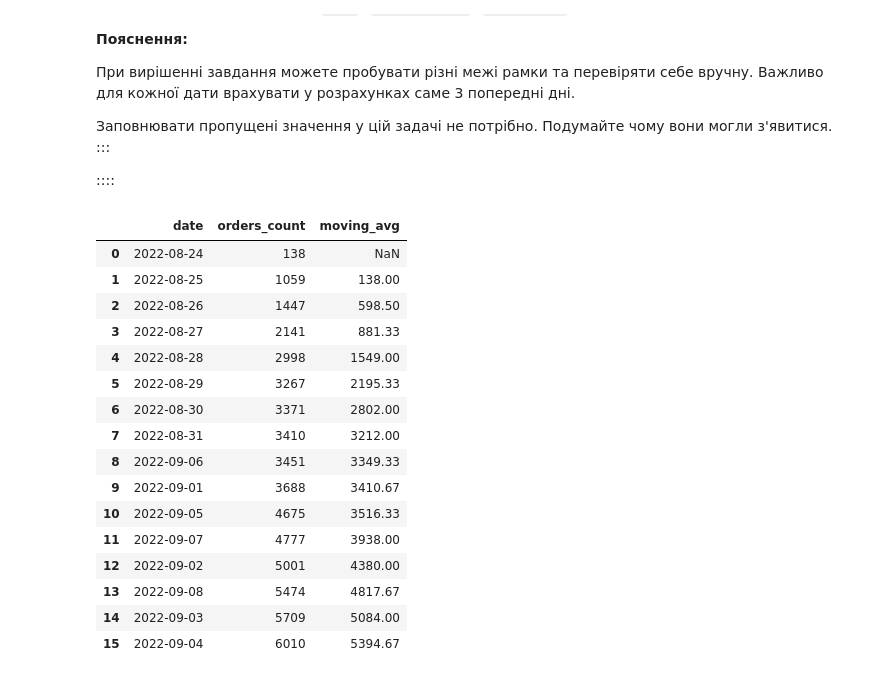
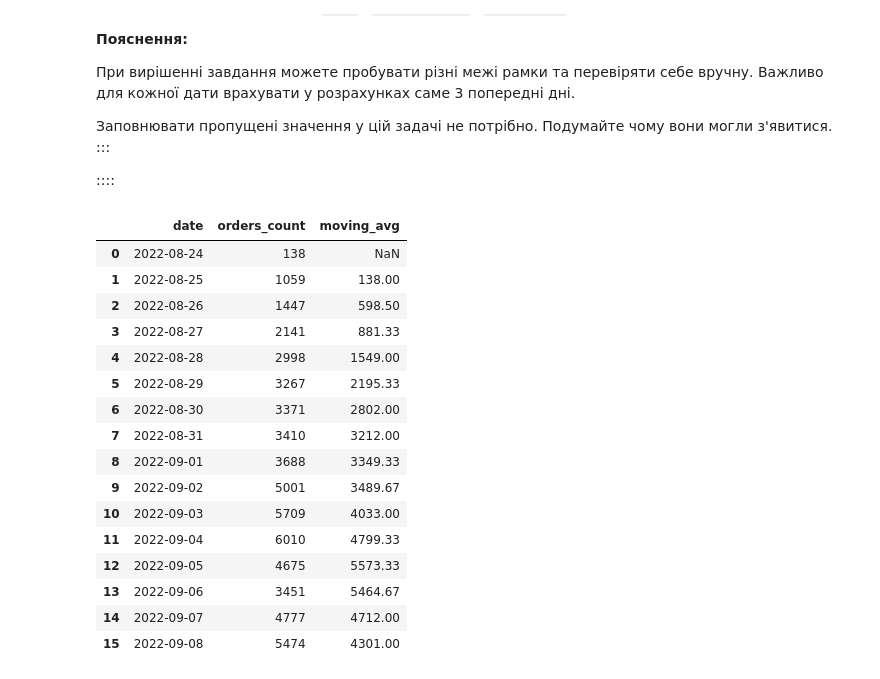
Before and after one commit to Aranaur/py4ds, a Jupyter notebook: sql_window.ipynb, the cells around one changed output. Saved outputs shown, nothing was run; the diff lists cells and outputs as text; code cells hidden in the pictures.

```diff
--- a/sql_window.ipynb
+++ b/sql_window.ipynb
@@ -722,34 +724,35 @@ FROM table
 # %%
 #| code-fold: true
 #| code-summary: "Рішення"
 
 %%sql
-SELECT date, orders_count,
-       round(AVG(orders_count) over
-        ( order by orders_count  rows between 3 preceding and 1 preceding),2) as moving_avg
-from  (SELECT creation_time :: date as date,
-              count(order_id) as orders_count,
-              sum(count(order_id)) OVER (ORDER BY creation_time :: date) as orders_cum_count
-       FROM   orders
-       WHERE  order_id not in (SELECT order_id
-                               FROM   user_actions
-                               WHERE  action = 'cancel_order')
-       GROUP BY date) as t1
+SELECT date,
+       orders_count,
+       round(avg(orders_count) OVER (ORDER BY date rows between 3 preceding and 1 preceding),
+             2) as moving_avg
+FROM   (SELECT creation_time :: date as date,
+               count(order_id) as orders_count,
+               sum(count(order_id)) OVER (ORDER BY creation_time :: date) as orders_cum_count
+        FROM   orders
+        WHERE  order_id not in (SELECT order_id
+                                FROM   user_actions
+                                WHERE  action = 'cancel_order')
+        GROUP BY date) as t1
 # %% [output]
 |  | date | orders_count | moving_avg |
 | 0 | 2022-08-24 | 138 | NaN |
 | 1 | 2022-08-25 | 1059 | 138.00 |
 | 2 | 2022-08-26 | 1447 | 598.50 |
 | 3 | 2022-08-27 | 2141 | 881.33 |
 | 4 | 2022-08-28 | 2998 | 1549.00 |
 | 5 | 2022-08-29 | 3267 | 2195.33 |
 | 6 | 2022-08-30 | 3371 | 2802.00 |
 | 7 | 2022-08-31 | 3410 | 3212.00 |
-| 8 | 2022-09-06 | 3451 | 3349.33 |
-| 9 | 2022-09-01 | 3688 | 3410.67 |
-| 10 | 2022-09-05 | 4675 | 3516.33 |
-| 11 | 2022-09-07 | 4777 | 3938.00 |
-| 12 | 2022-09-02 | 5001 | 4380.00 |
-| 13 | 2022-09-08 | 5474 | 4817.67 |
-| 14 | 2022-09-03 | 5709 | 5084.00 |
-| 15 | 2022-09-04 | 6010 | 5394.67 |
+| 8 | 2022-09-01 | 3688 | 3349.33 |
+| 9 | 2022-09-02 | 5001 | 3489.67 |
+| 10 | 2022-09-03 | 5709 | 4033.00 |
+| 11 | 2022-09-04 | 6010 | 4799.33 |
+| 12 | 2022-09-05 | 4675 | 5573.33 |
+| 13 | 2022-09-06 | 3451 | 5464.67 |
+| 14 | 2022-09-07 | 4777 | 4712.00 |
+| 15 | 2022-09-08 | 5474 | 4301.00 |
```
Also changed, not shown: parts of 1 cell of this notebook, 2 other files.
